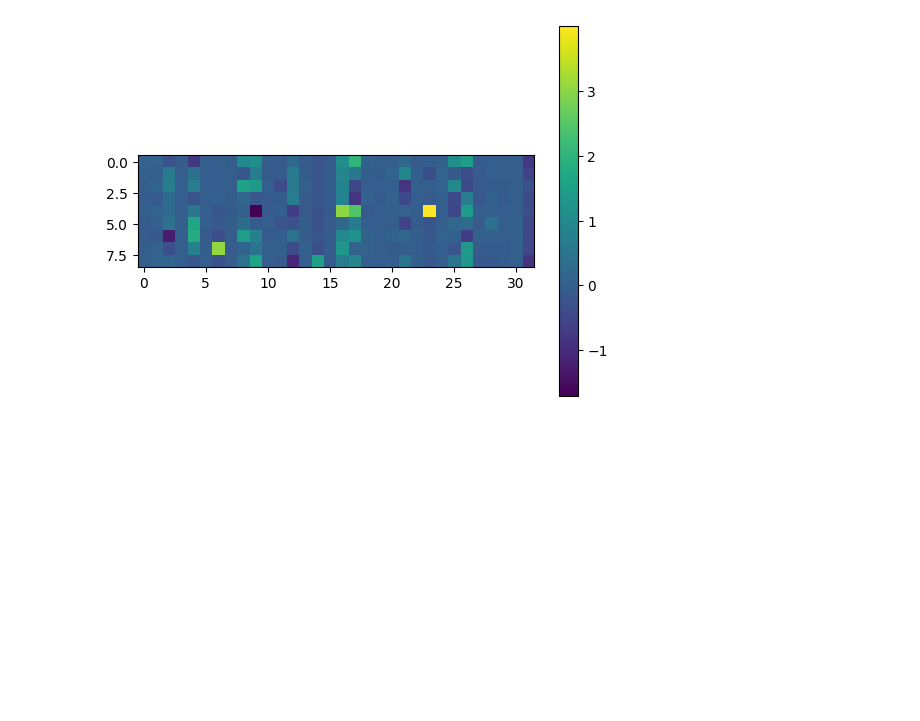
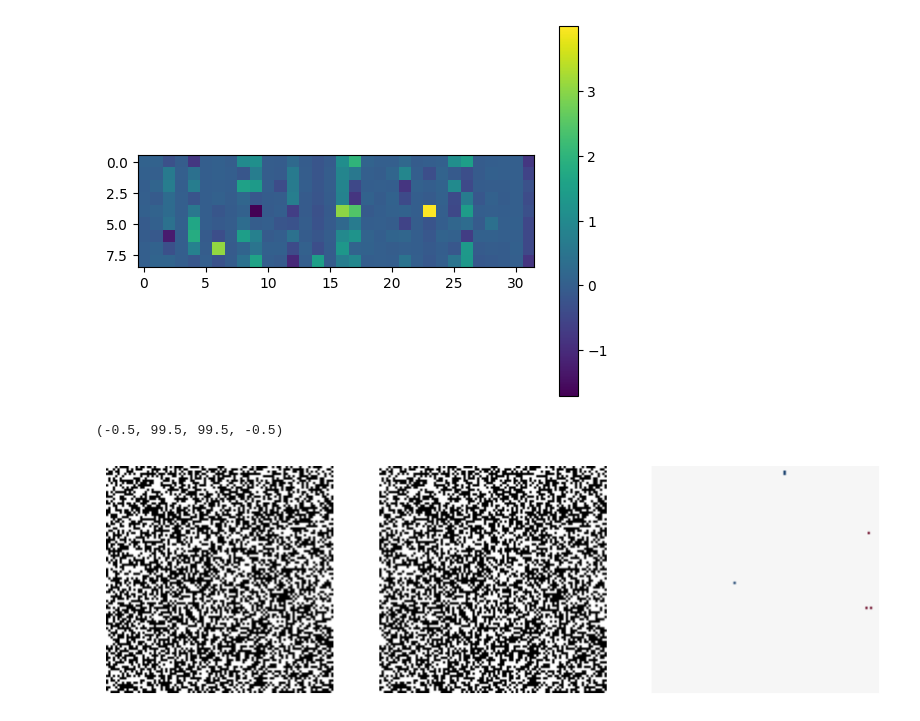
Before and after one commit to hrjtju/BIMSA, a Jupyter notebook: predictor_life_simple/test_weight.ipynb, the cells around one changed output. Saved outputs shown, nothing was run; the diff lists cells and outputs as text; code cells hidden in the pictures; blank space fills up the shorter version.

```diff
--- a/predictor_life_simple/test_weight.ipynb
+++ b/predictor_life_simple/test_weight.ipynb
@@ -118,0 +123,28 @@ plt.colorbar()
+# %%
+import torchvision.transforms.v2 as v2
+
+transform = v2.Compose([
+    v2.RandomErasing(0.8, (1e-4, 5e-4), value=0),
+    v2.RandomErasing(0.8, (1e-4, 5e-4), value=1),
+    v2.RandomErasing(0.8, (1e-4, 5e-4), value=0),
+    v2.RandomErasing(0.8, (1e-4, 5e-4), value=1),
+])
+# %%
+a = torch.randint(0, 2, (1, 100, 100)).float()
+
+plt.figure(figsize=(10, 4))
+
+plt.subplot(1, 3, 1)
+plt.imshow(a.reshape(100, 100, 1), cmap="Grays")
+plt.axis("off")
+
+plt.subplot(1, 3, 2)
+plt.imshow((b:=transform(a)).reshape(100, 100, 1), cmap="Grays")
+plt.axis("off")
+
+plt.subplot(1, 3, 3)
+plt.imshow((b-a).reshape(100, 100, 1), cmap="RdBu", vmin=-1, vmax=1)
+plt.axis("off")
+# %% [output]
+(-0.5, 99.5, 99.5, -0.5)
+[figure, added]
```
Also changed, not shown: parts of 1 cell of this notebook, 6 other files.
